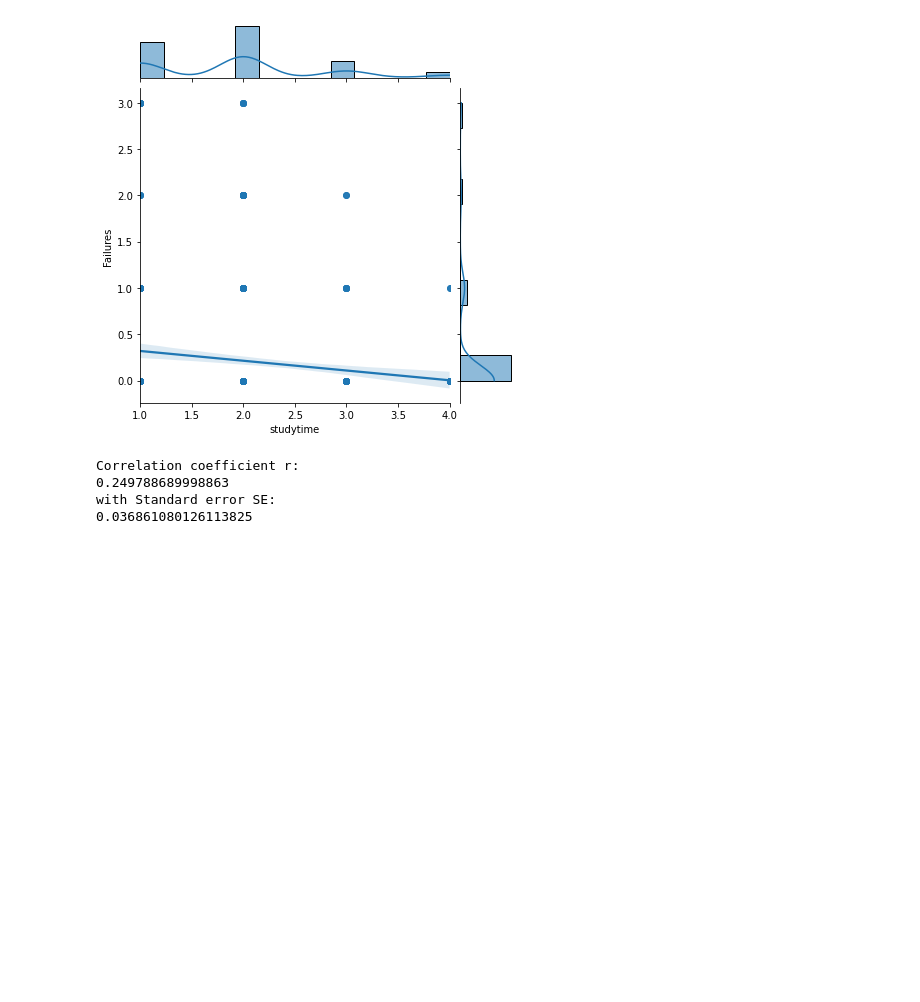
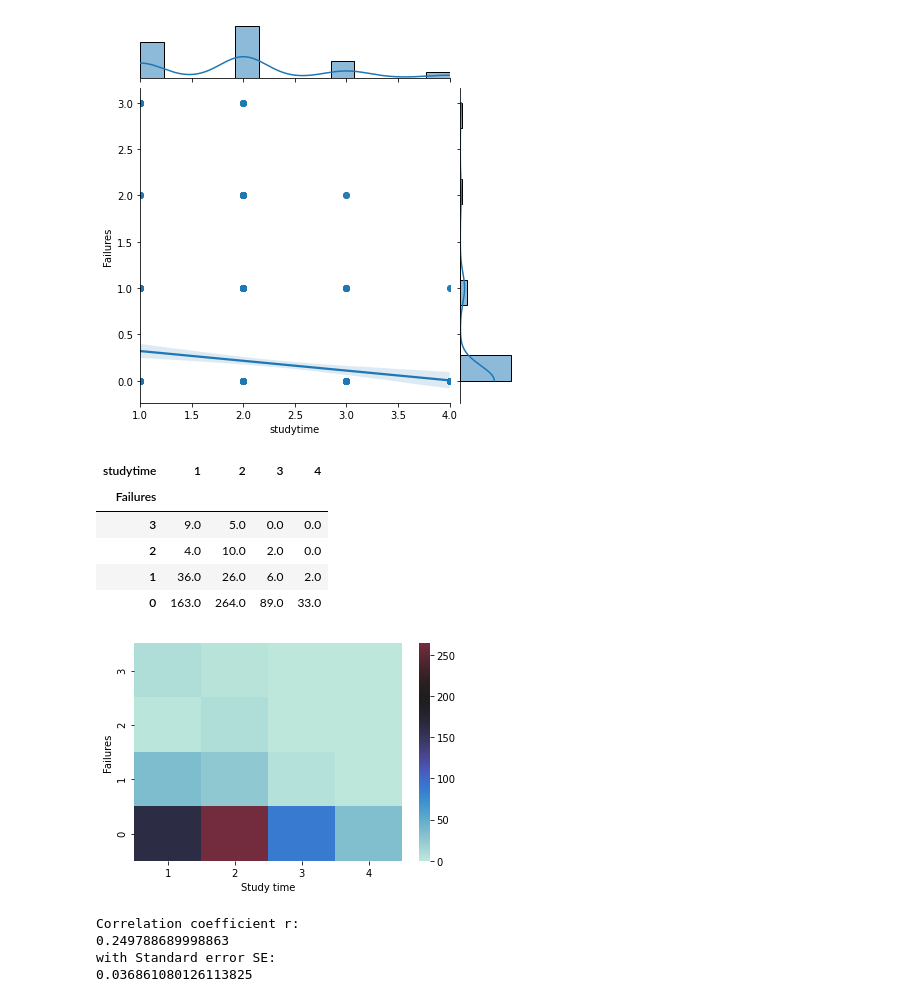
Before and after one commit to lucarossi9/statistical-computation-team-1, a Jupyter notebook: correlations.ipynb, the cells around one changed output. Drawn from its saved outputs; the diff is of its cells as text; code cells hidden in the pictures; blank space fills up the shorter version.

```diff
--- a/correlations.ipynb
+++ b/correlations.ipynb
@@ -60,6 +60,24 @@ sns.jointplot(data=data, x="studytime", y="Failures", kind="reg")
 <seaborn.axisgrid.JointGrid at 0x...>
 [figure]
 [figure]
+# %%
+a=data.groupby(['studytime','Failures']).count()
+a=a.sex
+a=a.unstack(level=0)
+a=a.iloc[::-1]
+a=a.fillna(0)
+sns.heatmap(a,vmin=0,vmax=264,center=200)
+plt.xlabel('Study time')
+plt.ylabel('Failures')
+a
+# %% [output]
+| studytime | 1 | 2 | 3 | 4 |
+| Failures |  |  |  |  |
+| 3 | 9.0 | 5.0 | 0.0 | 0.0 |
+| 2 | 4.0 | 10.0 | 2.0 | 0.0 |
+| 1 | 36.0 | 26.0 | 6.0 | 2.0 |
+| 0 | 163.0 | 264.0 | 89.0 | 33.0 |
+[figure, added]
 # %%
 #correlation coefficient between Study time and Final Grade (=G3)
 y=data.G3
```
Also changed, not shown: parts of 4 cells of this notebook.
